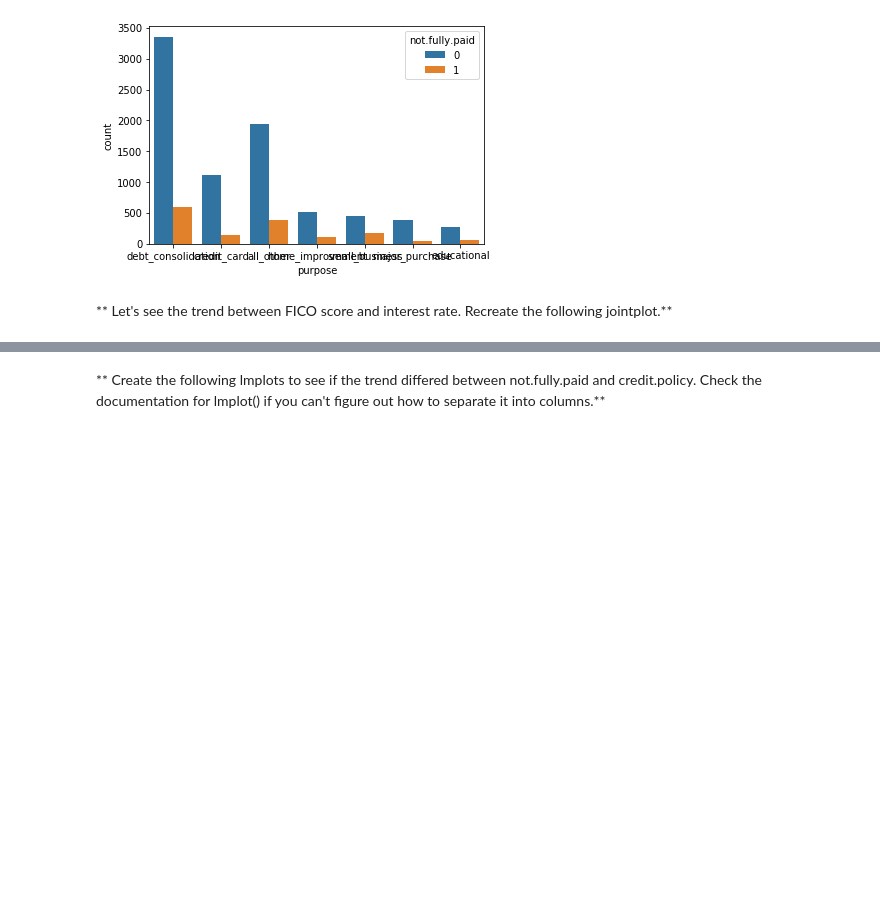
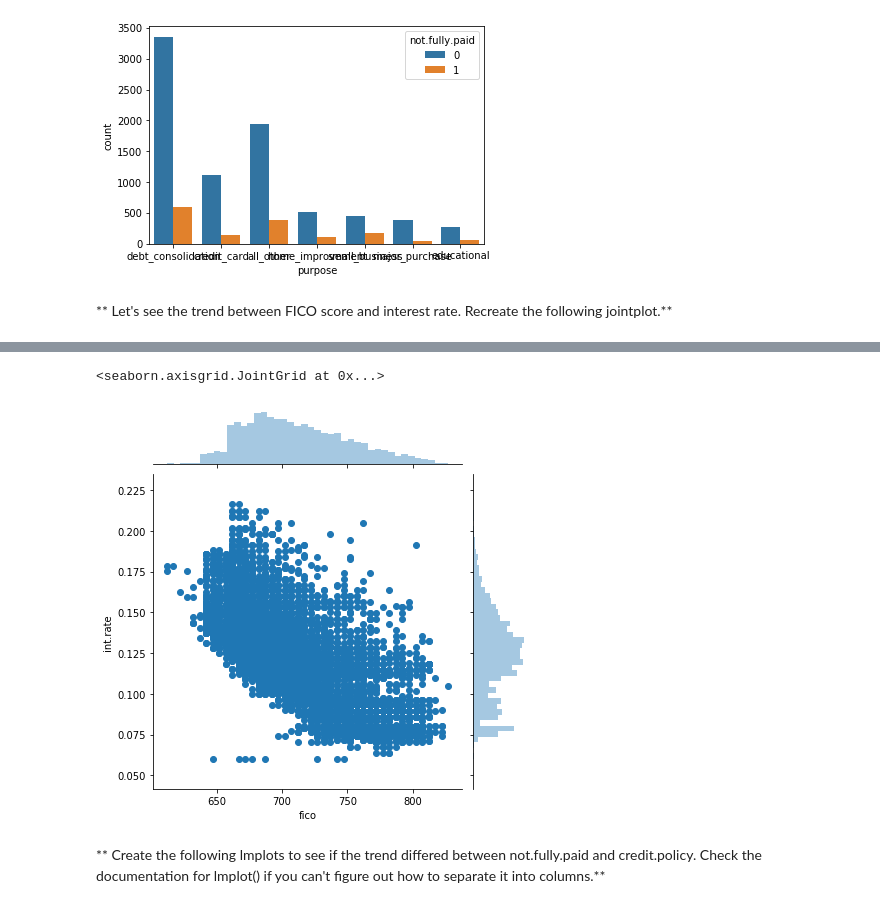
Before and after one commit to samundrud/Udemy-Python-Data-Science-and-ML, a Jupyter notebook: 15-Decision-Trees-and-Random-Forests/02-Decision Trees and Random Forest Project-Sarah.ipynb, the cells around one changed output, grey strips where cells are left out. Saved outputs shown, nothing was run; the diff lists cells and outputs as text; code cells hidden in the pictures; blank space fills up the shorter version.

```diff
--- a/15-Decision-Trees-and-Random-Forests/02-Decision Trees and Random Forest Project-Sarah.ipynb
+++ b/15-Decision-Trees-and-Random-Forests/02-Decision Trees and Random Forest Project-Sarah.ipynb
@@ -139,2 +133,7 @@ sns.jointplot()
+# %%
+sns.jointplot(loans['fico'], loans['int.rate'])
+# %% [output]
+<seaborn.axisgrid.JointGrid at 0x...>
+[figure, added]
 # %% [markdown]
 ** Create the following lmplots to see if the trend differed between not.fully.paid and credit.policy. Check the documentation for lmplot() if you can't figure out how to separate it into columns.**
```
Also changed, not shown: parts of 4 cells of this notebook.
